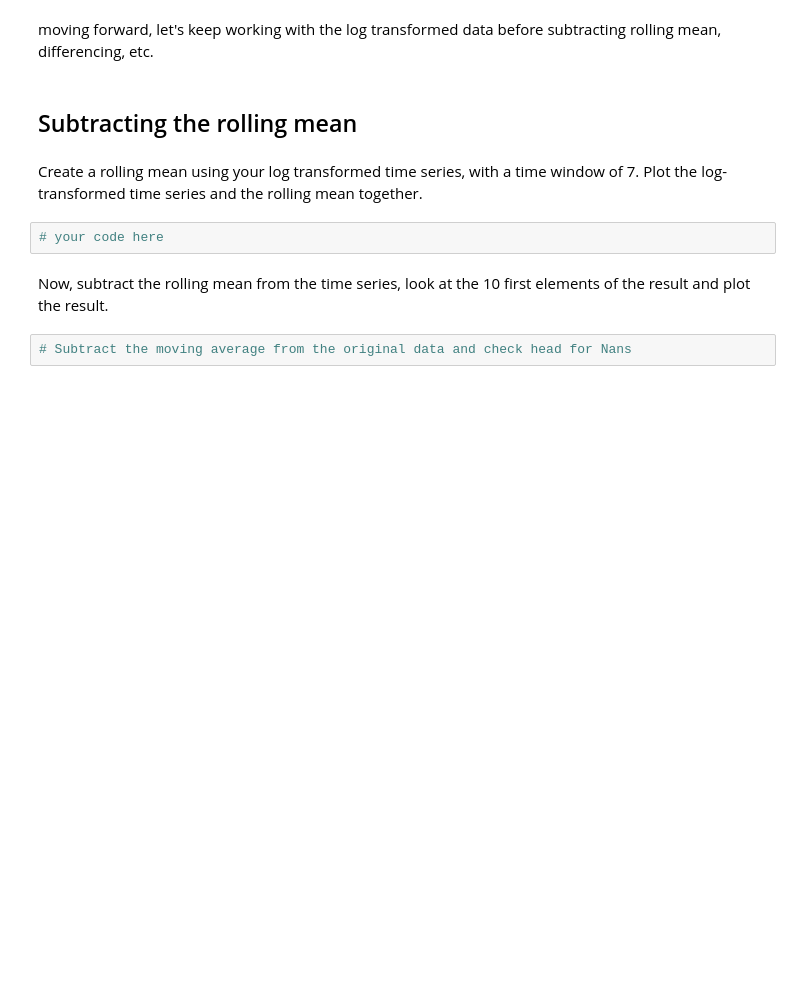
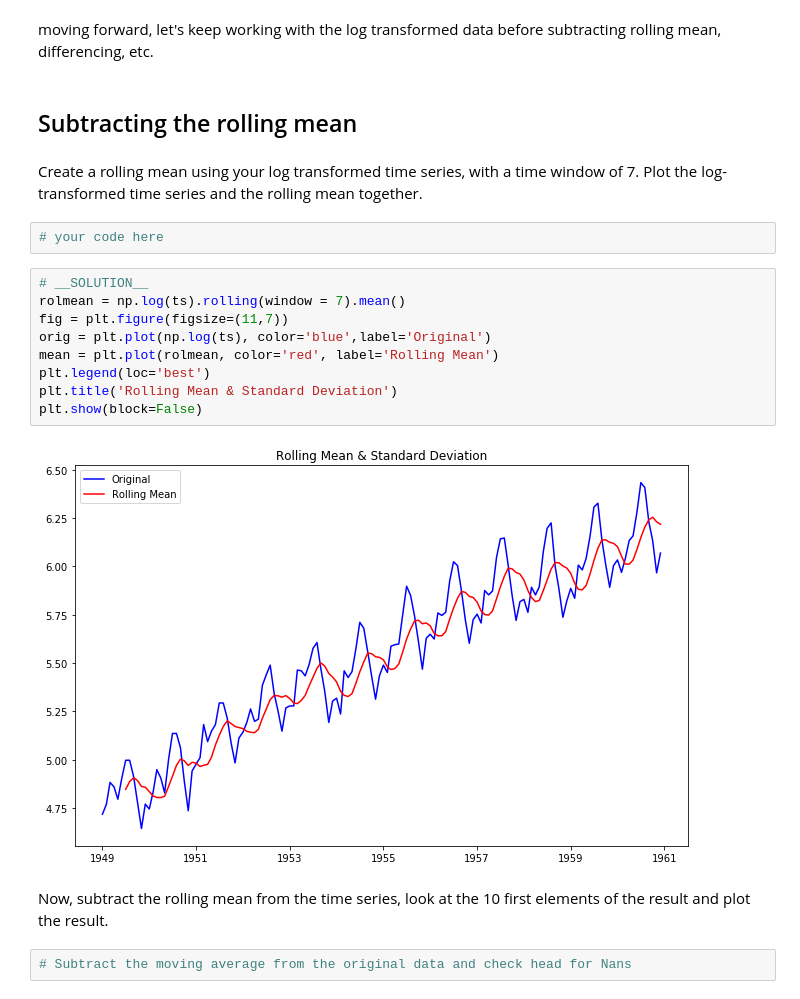
Before and after one commit to learn-co-curriculum/dsc-removing-trends-lab, a Jupyter notebook: index.ipynb, the cells around one changed output. Drawn from its saved outputs; the diff is of its cells as text; blank space fills up the shorter version.

```diff
--- a/index.ipynb
+++ b/index.ipynb
@@ -45,6 +128,17 @@ moving forward, let's keep working with the log transformed data before subtract
 Create a rolling mean using your log transformed time series, with a time window of 7. Plot the log-transformed time series and the rolling mean together.
 # %%
 # your code here
+# %%
+# __SOLUTION__
+rolmean = np.log(ts).rolling(window = 7).mean()
+fig = plt.figure(figsize=(11,7))
+orig = plt.plot(np.log(ts), color='blue',label='Original')
+mean = plt.plot(rolmean, color='red', label='Rolling Mean')
+plt.legend(loc='best')
+plt.title('Rolling Mean & Standard Deviation')
+plt.show(block=False)
+# %% [output]
+[figure, added]
 # %% [markdown]
 Now, subtract the rolling mean from the time series, look at the 10 first elements of the result and plot the result.
 # %%
```
Also changed, not shown: parts of 15 cells of this notebook, 14 other files.
